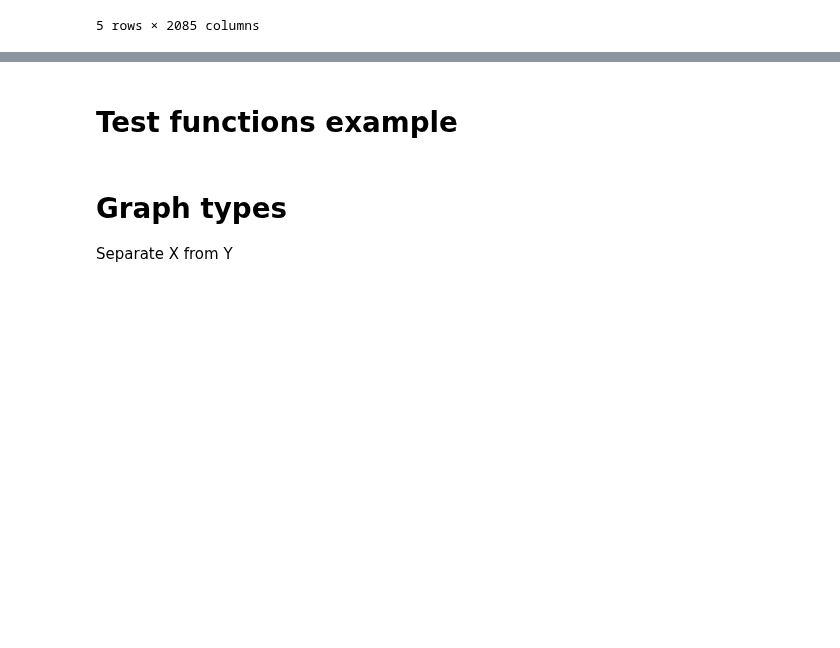
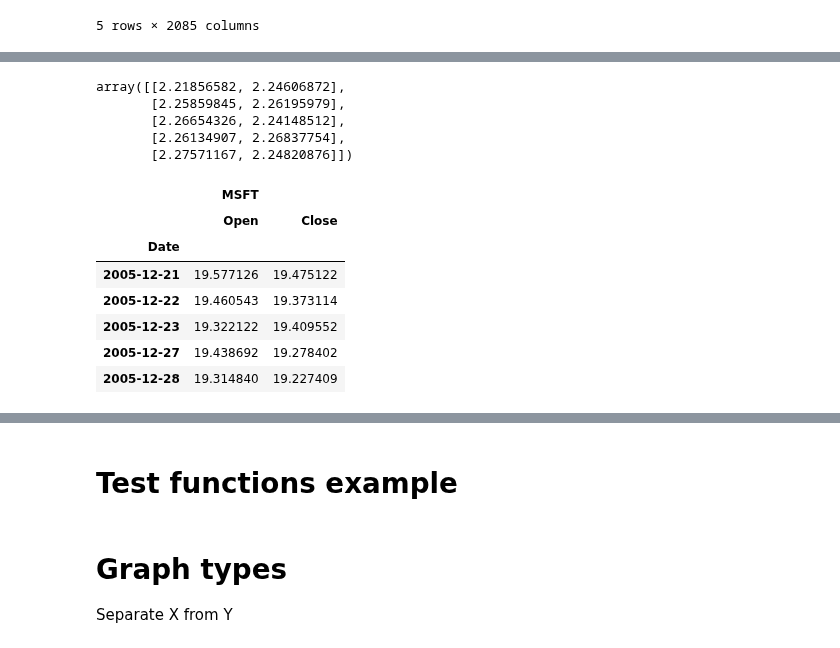
Before and after one commit to langflow-ai/wavy, a Jupyter notebook: notebooks/test_block_removal.ipynb, the cells around one changed output, grey strips where cells are left out. Cells and saved outputs as stored; diff of their text form; code cells hidden in the pictures; blank space fills up the shorter version.

```diff
--- a/notebooks/test_block_removal.ipynb
+++ b/notebooks/test_block_removal.ipynb
@@ -23,4 +23,4 @@ df.head(5)
 | 2005-12-28 | 39.455973 | 39.696782 | 39.244353 | 39.310028 | 427200.0 | 18.853798 | 18.935281 | 18.747245 | 18.803656 | 2026300.0 | ... | ... |
 5 rows × 2085 columns
 # %%
-df = df.loc[:, (['AAPL', 'MSFT'], ['Open', 'Close'])]
+df1 = df.loc[:, (['AAPL'], ['Open', 'Close'])]
@@ -46,0 +29,4 @@ x, y = wavy.create_panel(df, lookback = 5, horizon = 1, gap = 0)
+# %%
+df2 = df.loc[:, (['MSFT'], ['Open', 'Close'])]
+# %%
+x2, y2 = wavy.create_panels(df2, lookback = 5, horizon = 1, gap = 0)
@@ -46,0 +35,19 @@ x, y = wavy.create_panel(df, lookback = 5, horizon = 1, gap = 0)
+# %%
+values[0]
+# %% [output]
+array([[2.21856582, 2.24606872],
+       [2.25859845, 2.26195979],
+       [2.26654326, 2.24148512],
+       [2.26134907, 2.26837754],
+       [2.27571167, 2.24820876]])
+# %%
+x2[0]
+# %% [output]
+|  | MSFT |  |
+|  | Open | Close |
+| Date |  |  |
+| 2005-12-21 | 19.577126 | 19.475122 |
+| 2005-12-22 | 19.460543 | 19.373114 |
+| 2005-12-23 | 19.322122 | 19.409552 |
+| 2005-12-27 | 19.438692 | 19.278402 |
+| 2005-12-28 | 19.314840 | 19.227409 |
```
Also changed, not shown: parts of 17 cells of this notebook, 1 other file.
